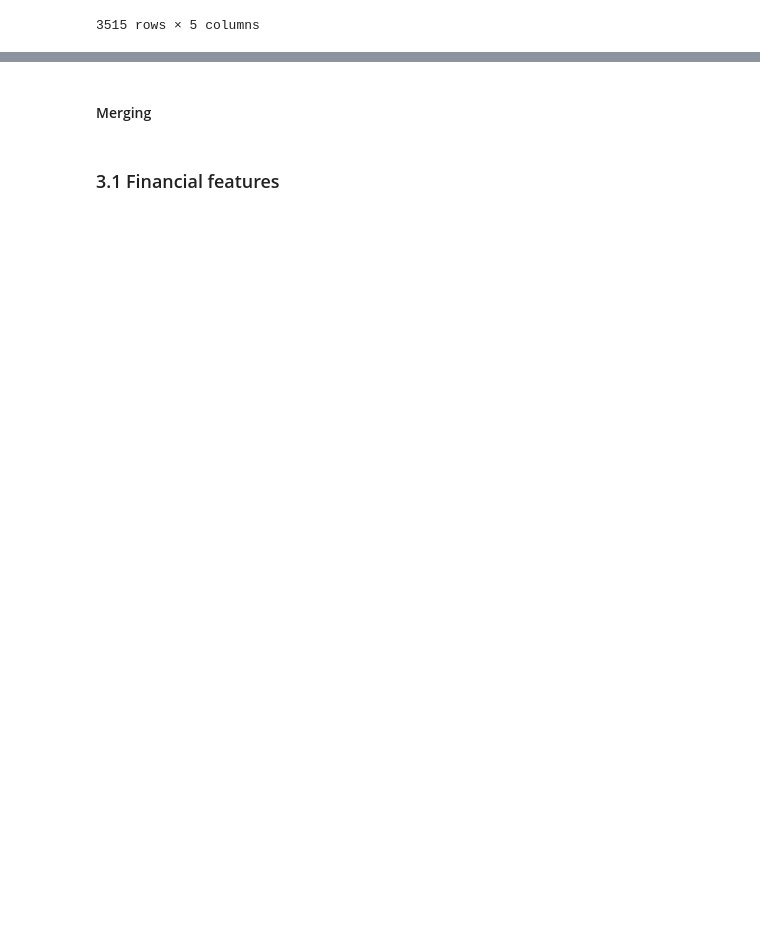
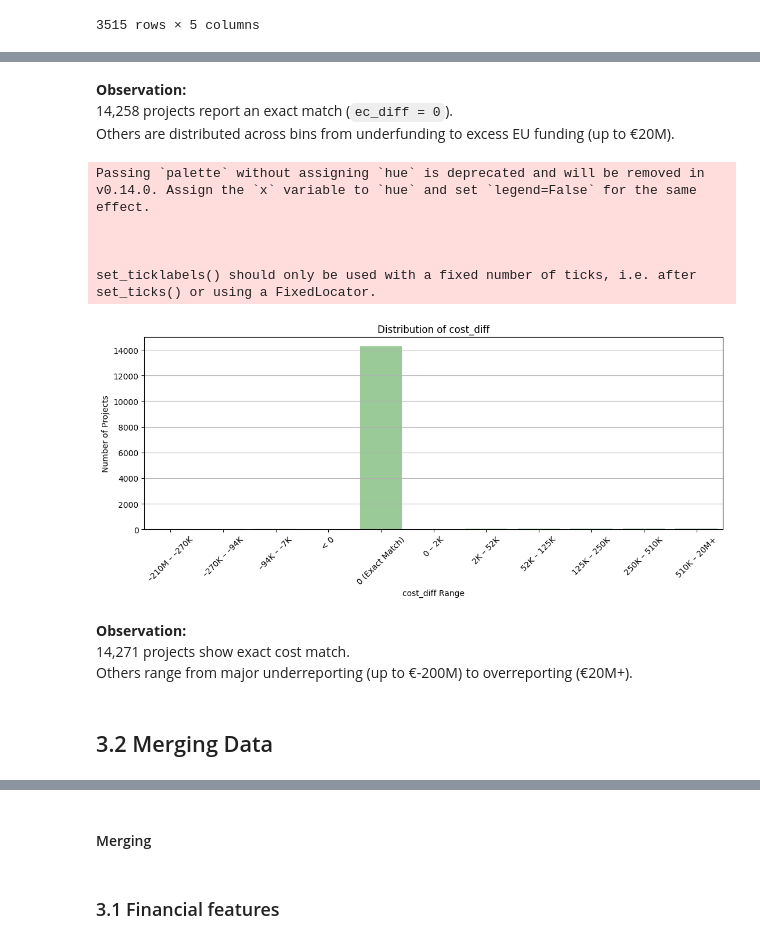
Before and after one commit to EliasIblisdir/MDA_project, a Jupyter notebook: Horizon.ipynb, the cells around one changed output, grey strips where cells are left out. Drawn from its saved outputs; the diff is of its cells as text; code cells hidden in the pictures; blank space fills up the shorter version.

```diff
--- a/Horizon.ipynb
+++ b/Horizon.ipynb
@@ -361,0 +495,44 @@ reports
+# %% [markdown]
+**Observation:**
+14,258 projects report an exact match (`ec_diff = 0`).
+Others are distributed across bins from underfunding to excess EU funding (up to €20M).
+# %%
+df = project_financials.copy()
+df = df[df["cost_diff"].notna()]
+df_zero = df[df["cost_diff"] == 0].copy()
+df_nonzero = df[df["cost_diff"] != 0].copy()
+
+# Custom bin edges + labels
+bin_edges = [-210_000_000, -270_000, -94_000, -7_000, 0, 2_000, 52_000, 125_000, 250_000, 510_000, 20_000_000]
+bin_labels = ["–210M – –270K", "–270K – –94K", "–94K – –7K", "< 0", "0 – 2K", "2K – 52K", "52K – 125K", "125K – 250K", "250K – 510K", "510K – 20M+"]
+df_nonzero["bin_label"] = pd.cut(df_nonzero["cost_diff"], bins=bin_edges, labels=bin_labels)
+
+df_zero["bin_label"] = "0 (Exact Match)"
+df_combined = pd.concat([df_zero, df_nonzero])
+
+bin_order = ["–210M – –270K", "–270K – –94K", "–94K – –7K", "< 0", "0 (Exact Match)", "0 – 2K", "2K – 52K", "52K – 125K", "125K – 250K", "250K – 510K", "510K – 20M+"]
+counts = df_combined["bin_label"].value_counts().reindex(bin_order)
+
+# Plot
+fig, ax = plt.subplots(figsize=(11, 5))
+sns.barplot(x=counts.index, y=counts.values, ax=ax, palette="Greens")
+ax.set_title("Distribution of cost_diff")
+ax.set_ylabel("Number of Projects")
+ax.set_xlabel("cost_diff Range")
+ax.set_xticklabels(ax.get_xticklabels(), rotation=45)
+ax.grid(axis="y")
+plt.tight_layout()
+plt.show()
+# %% [output]
+Passing `palette` without assigning `hue` is deprecated and will be removed in v0.14.0. Assign the `x` variable to `hue` and set `legend=False` for the same effect.
+
+
+
+set_ticklabels() should only be used with a fixed number of ticks, i.e. after set_ticks() or using a FixedLocator.
+[figure, added]
+# %% [markdown]
+**Observation:**
+14,271 projects show exact cost match.
+Others range from major underreporting (up to €-200M) to overreporting (€20M+).
+# %% [markdown]
+## 3.2 Merging Data
```
Also changed, not shown: parts of 24 cells of this notebook, 3 other files.
